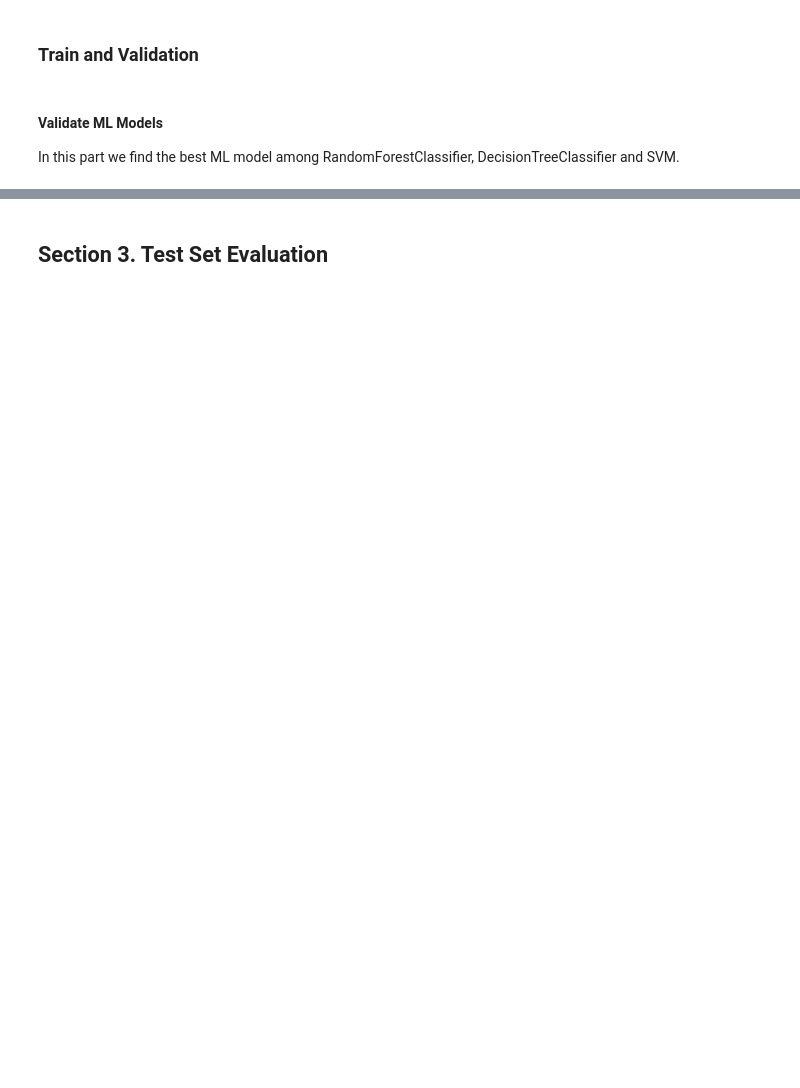
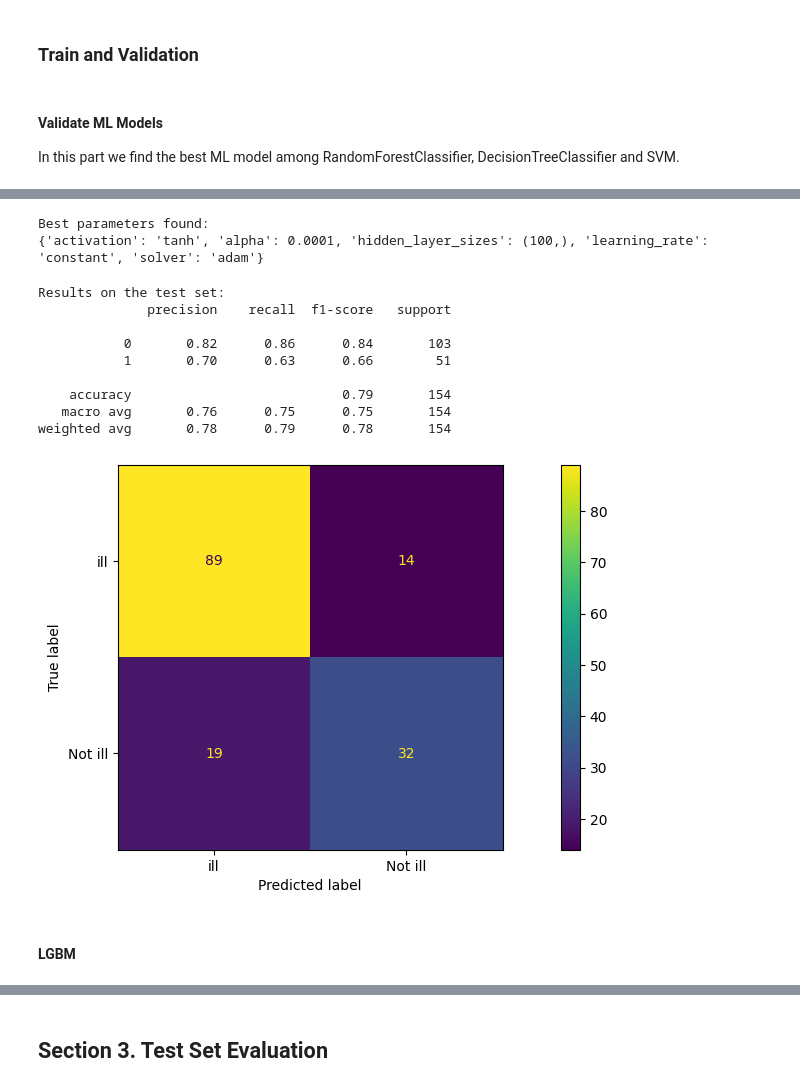
Before and after one commit to denysgerasymuk799/UCU_AI_Course_Project, a Jupyter notebook: 02_Diabet_Prediction_Models.ipynb, the cells around one changed output, grey strips where cells are left out. Saved outputs shown, nothing was run; the diff lists cells and outputs as text; code cells hidden in the pictures; blank space fills up the shorter version.

```diff
--- a/02_Diabet_Prediction_Models.ipynb
+++ b/02_Diabet_Prediction_Models.ipynb
@@ -308,0 +392,38 @@ ML_results_df
+# %%
+# Best parameter set
+print(f'Best parameters found: \n{clf.best_params_}\n\n\n')
+debug_mode = False
+
+# All results
+if debug_mode:
+    means = clf.cv_results_['mean_test_score']
+    stds = clf.cv_results_['std_test_score']
+    for mean, std, params in zip(means, stds, clf.cv_results_['params']):
+        print("%0.3f (+/-%0.03f) for %r" % (mean, std * 2, params))
+# %% [output]
+Best parameters found:
+{'activation': 'tanh', 'alpha': 0.0001, 'hidden_layer_sizes': (100,), 'learning_rate': 'constant', 'solver': 'adam'}
+# %%
+y_true, y_pred = y_test , clf.predict(X_test_scaled)
+
+print('Results on the test set:')
+print(classification_report(y_true, y_pred))
+
+# plot the confusion matrix
+cm = confusion_matrix(y_true, y_pred, labels=clf.classes_)
+disp = ConfusionMatrixDisplay(confusion_matrix=cm, display_labels=["ill", "Not ill"])
+disp.plot()
+plt.show()
+# %% [output]
+Results on the test set:
+              precision    recall  f1-score   support
+
+           0       0.82      0.86      0.84       103
+           1       0.70      0.63      0.66        51
+
+    accuracy                           0.79       154
+   macro avg       0.76      0.75      0.75       154
+weighted avg       0.78      0.79      0.78       154
+[figure, added]
+# %% [markdown]
+#### LGBM
```
Also changed, not shown: parts of 31 cells of this notebook, 1 other file.
